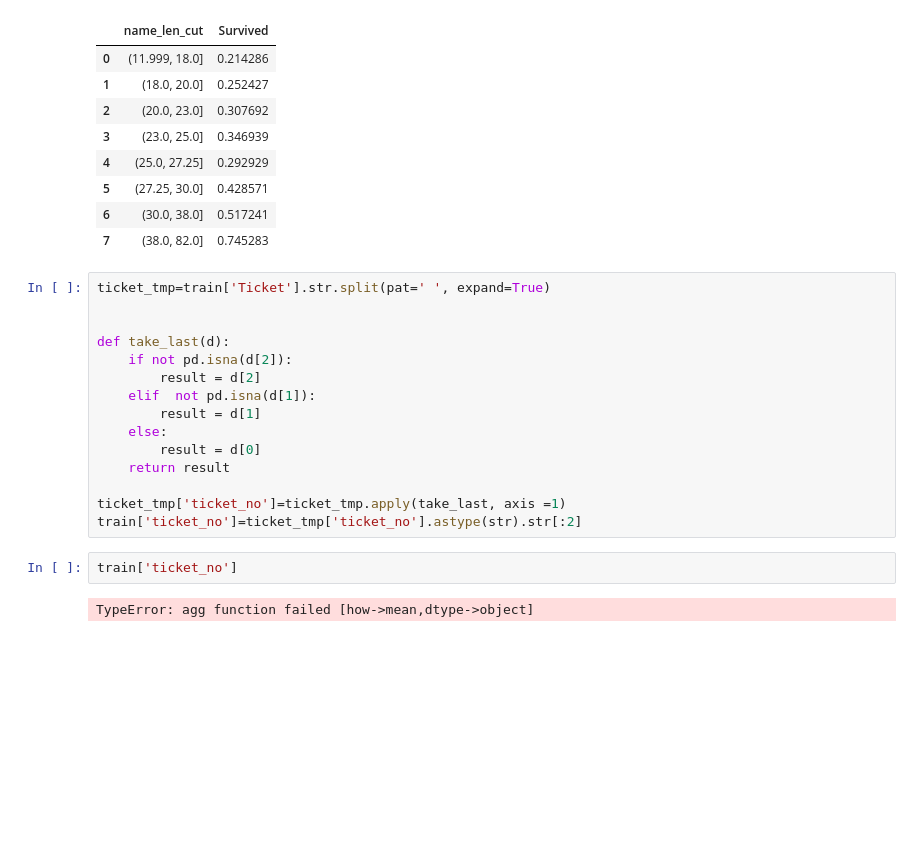
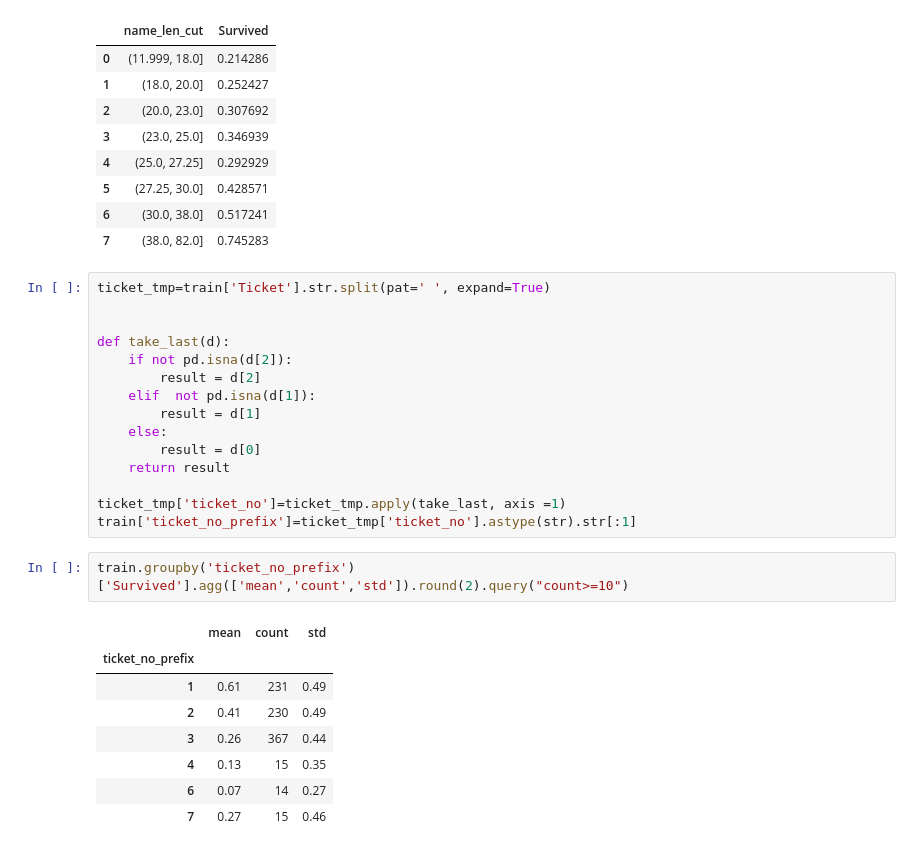
Before and after one commit to malkrola/Kaggle, a Jupyter notebook: kaggle/projects/titanic/read_data.ipynb, the cells around one changed output. Drawn from its saved outputs; the diff is of its cells as text; blank space fills up the shorter version.

```diff
--- a/kaggle/projects/titanic/read_data.ipynb
+++ b/kaggle/projects/titanic/read_data.ipynb
@@ -249,8 +249,15 @@ def take_last(d):
     return result
 
 ticket_tmp['ticket_no']=ticket_tmp.apply(take_last, axis =1)
-train['ticket_no']=ticket_tmp['ticket_no'].astype(str).str[:2]
+train['ticket_no_prefix']=ticket_tmp['ticket_no'].astype(str).str[:1]
 # %%
-train['ticket_no']
+train.groupby('ticket_no_prefix')['Survived'].agg(['mean','count','std']).round(2).query("count>=10")
 # %% [output]
-TypeError: agg function failed [how->mean,dtype->object]
+|  | mean | count | std |
+| ticket_no_prefix |  |  |  |
+| 1 | 0.61 | 231 | 0.49 |
+| 2 | 0.41 | 230 | 0.49 |
+| 3 | 0.26 | 367 | 0.44 |
+| 4 | 0.13 | 15 | 0.35 |
+| 6 | 0.07 | 14 | 0.27 |
+| 7 | 0.27 | 15 | 0.46 |
```
Also changed, not shown: parts of 5 cells of this notebook.
